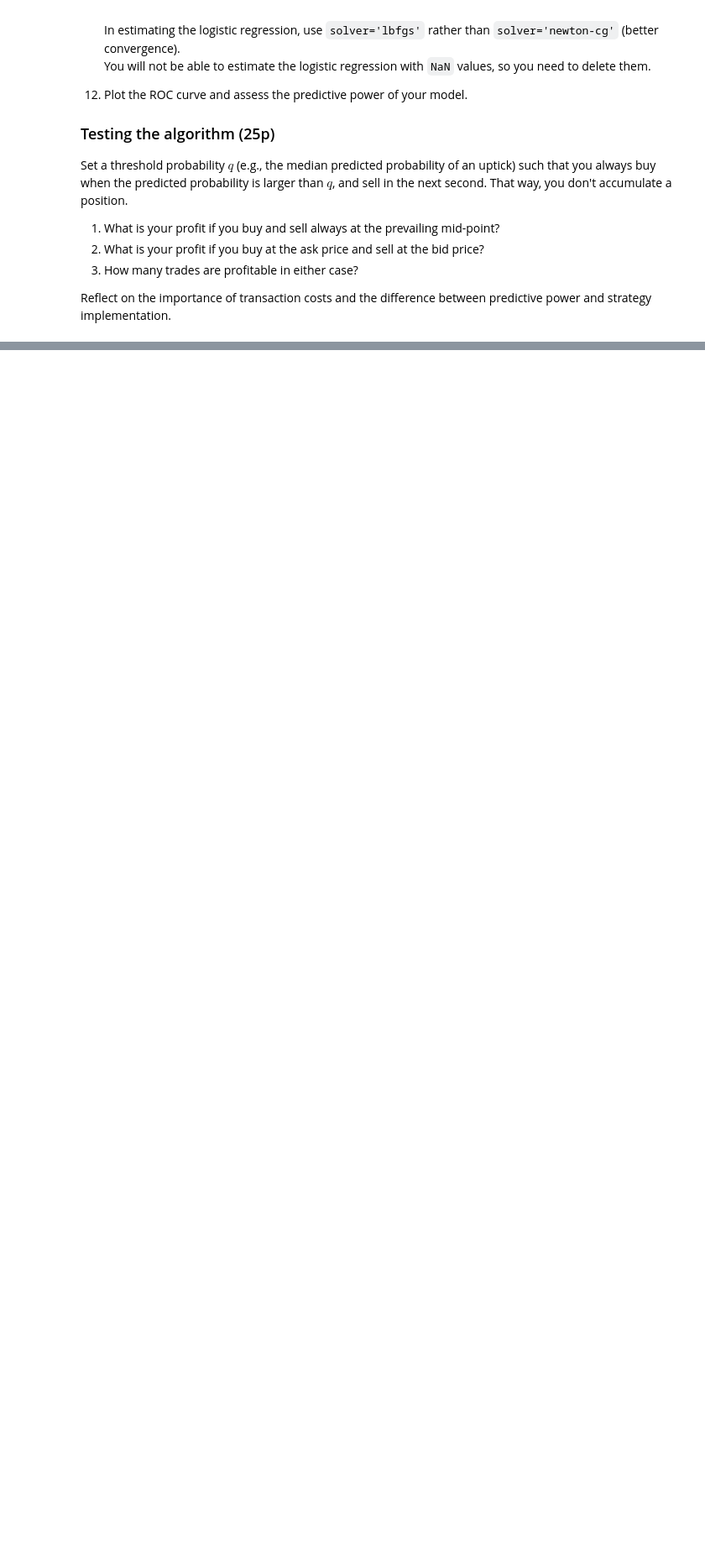
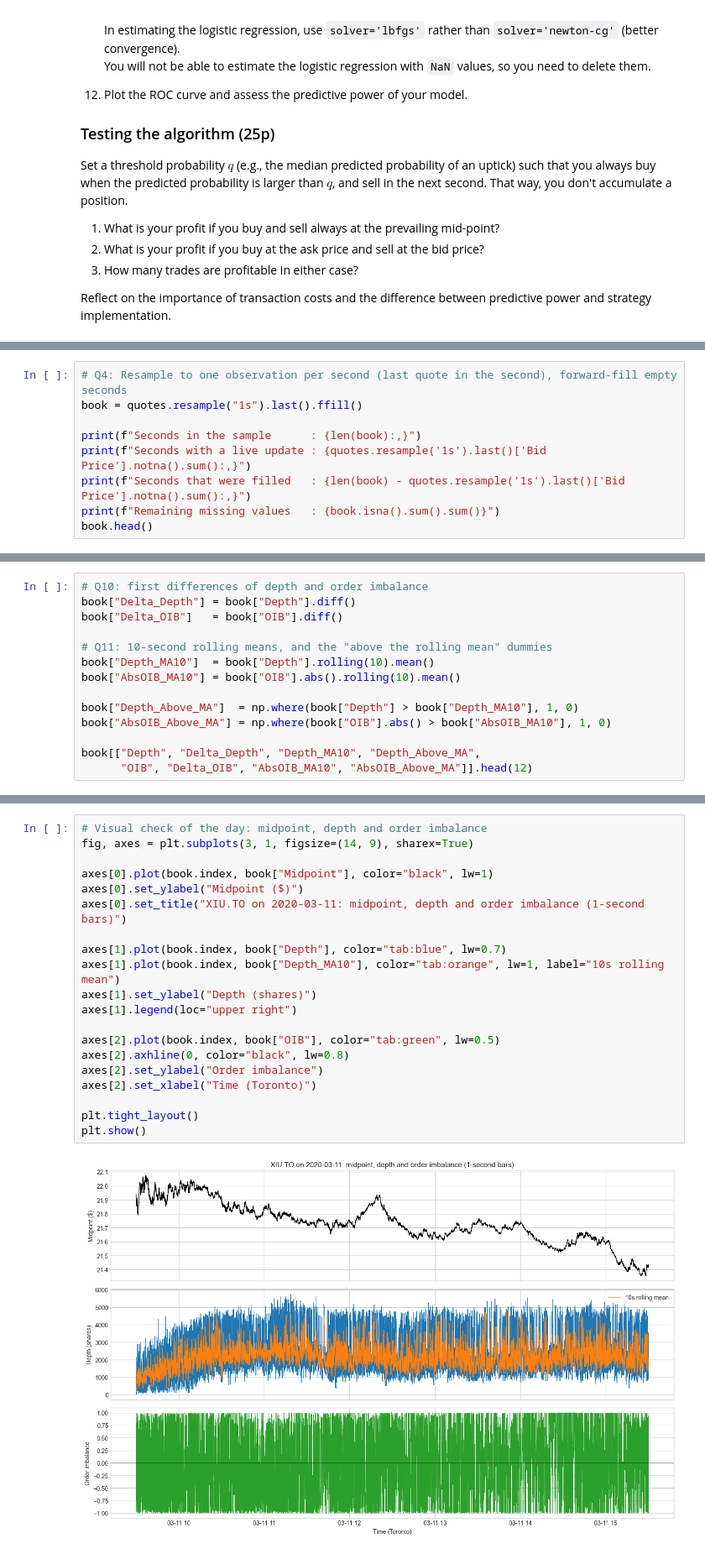
Before and after one commit to SpiroDouvis/FNCE449, a Jupyter notebook: FNCE449_DAY4/FNCE449_Day4_Assignment.ipynb, the cells around one changed output, grey strips where cells are left out. Shown at 84% size. Cells and saved outputs as stored; diff of their text form; blank space fills up the shorter version.

```diff
--- a/FNCE449_DAY4/FNCE449_Day4_Assignment.ipynb
+++ b/FNCE449_DAY4/FNCE449_Day4_Assignment.ipynb
@@ -69,0 +149,9 @@ Reflect on the importance of transaction costs and the difference between predic
+# %%
+# Q4: Resample to one observation per second (last quote in the second), forward-fill empty seconds
+book = quotes.resample("1s").last().ffill()
+
+print(f"Seconds in the sample      : {len(book):,}")
+print(f"Seconds with a live update : {quotes.resample('1s').last()['Bid Price'].notna().sum():,}")
+print(f"Seconds that were filled   : {len(book) - quotes.resample('1s').last()['Bid Price'].notna().sum():,}")
+print(f"Remaining missing values   : {book.isna().sum().sum()}")
+book.head()
@@ -69,0 +194,14 @@ Reflect on the importance of transaction costs and the difference between predic
+# %%
+# Q10: first differences of depth and order imbalance
+book["Delta_Depth"] = book["Depth"].diff()
+book["Delta_OIB"]   = book["OIB"].diff()
+
+# Q11: 10-second rolling means, and the "above the rolling mean" dummies
+book["Depth_MA10"]  = book["Depth"].rolling(10).mean()
+book["AbsOIB_MA10"] = book["OIB"].abs().rolling(10).mean()
+
+book["Depth_Above_MA"]  = np.where(book["Depth"] > book["Depth_MA10"], 1, 0)
+book["AbsOIB_Above_MA"] = np.where(book["OIB"].abs() > book["AbsOIB_MA10"], 1, 0)
+
+book[["Depth", "Delta_Depth", "Depth_MA10", "Depth_Above_MA",
+      "OIB", "Delta_OIB", "AbsOIB_MA10", "AbsOIB_Above_MA"]].head(12)
@@ -69,0 +238,22 @@ Reflect on the importance of transaction costs and the difference between predic
+# %%
+# Visual check of the day: midpoint, depth and order imbalance
+fig, axes = plt.subplots(3, 1, figsize=(14, 9), sharex=True)
+
+axes[0].plot(book.index, book["Midpoint"], color="black", lw=1)
+axes[0].set_ylabel("Midpoint ($)")
+axes[0].set_title("XIU.TO on 2020-03-11: midpoint, depth and order imbalance (1-second bars)")
+
+axes[1].plot(book.index, book["Depth"], color="tab:blue", lw=0.7)
+axes[1].plot(book.index, book["Depth_MA10"], color="tab:orange", lw=1, label="10s rolling mean")
+axes[1].set_ylabel("Depth (shares)")
+axes[1].legend(loc="upper right")
+
+axes[2].plot(book.index, book["OIB"], color="tab:green", lw=0.5)
+axes[2].axhline(0, color="black", lw=0.8)
+axes[2].set_ylabel("Order imbalance")
+axes[2].set_xlabel("Time (Toronto)")
+
+plt.tight_layout()
+plt.show()
+# %% [output]
+[figure, added]
```
Also changed, not shown: parts of 23 cells of this notebook, 2 other files.
